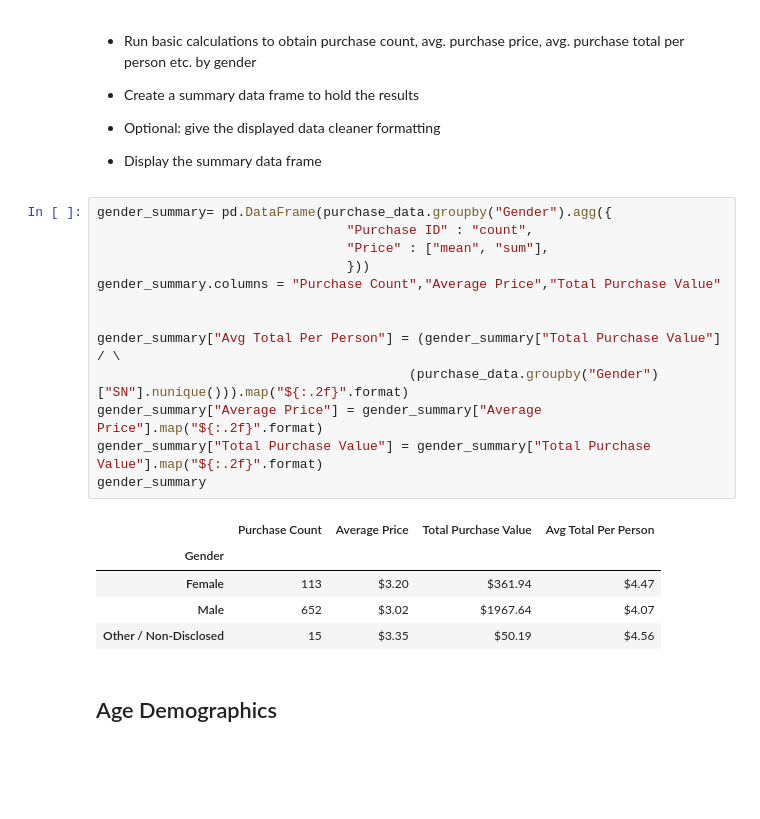
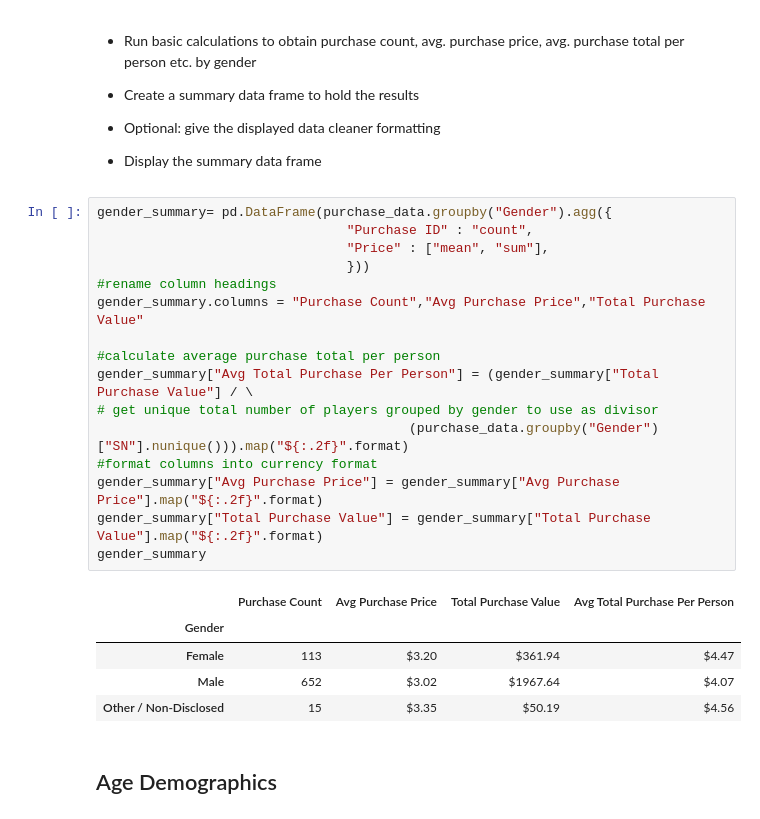
Before and after one commit to gabprado/pandas-challenge, a Jupyter notebook: HeroesOfPymoli/HerosOfPymoli.ipynb, the cells around one changed output. Saved outputs shown, nothing was run; the diff lists cells and outputs as text; blank space fills up the shorter version.

```diff
--- a/HeroesOfPymoli/HerosOfPymoli.ipynb
+++ b/HeroesOfPymoli/HerosOfPymoli.ipynb
@@ -100,18 +103,21 @@ gender_counts.sort_values(by=["Total Count Of Players"], ascending=False)
 # %%
 gender_summary= pd.DataFrame(purchase_data.groupby("Gender").agg({
                                 "Purchase ID" : "count",
                                 "Price" : ["mean", "sum"],
                                 }))
-gender_summary.columns = "Purchase Count","Average Price","Total Purchase Value"
+#rename column headings
+gender_summary.columns = "Purchase Count","Avg Purchase Price","Total Purchase Value"
 
-
-gender_summary["Avg Total Per Person"] = (gender_summary["Total Purchase Value"] / \
+#calculate average purchase total per person
+gender_summary["Avg Total Purchase Per Person"] = (gender_summary["Total Purchase Value"] / \
+# get unique total number of players grouped by gender to use as divisor
                                         (purchase_data.groupby("Gender")["SN"].nunique())).map("${:.2f}".format)
-gender_summary["Average Price"] = gender_summary["Average Price"].map("${:.2f}".format)
+#format columns into currency format
+gender_summary["Avg Purchase Price"] = gender_summary["Avg Purchase Price"].map("${:.2f}".format)
 gender_summary["Total Purchase Value"] = gender_summary["Total Purchase Value"].map("${:.2f}".format)
 gender_summary
 # %% [output]
-|  | Purchase Count | Average Price | Total Purchase Value | Avg Total Per Person |
+|  | Purchase Count | Avg Purchase Price | Total Purchase Value | Avg Total Purchase Per Person |
 | Gender |  |  |  |  |
 | Female | 113 | $3.20 | $361.94 | $4.47 |
 | Male | 652 | $3.02 | $1967.64 | $4.07 |
```
Also changed, not shown: parts of 5 cells of this notebook.
